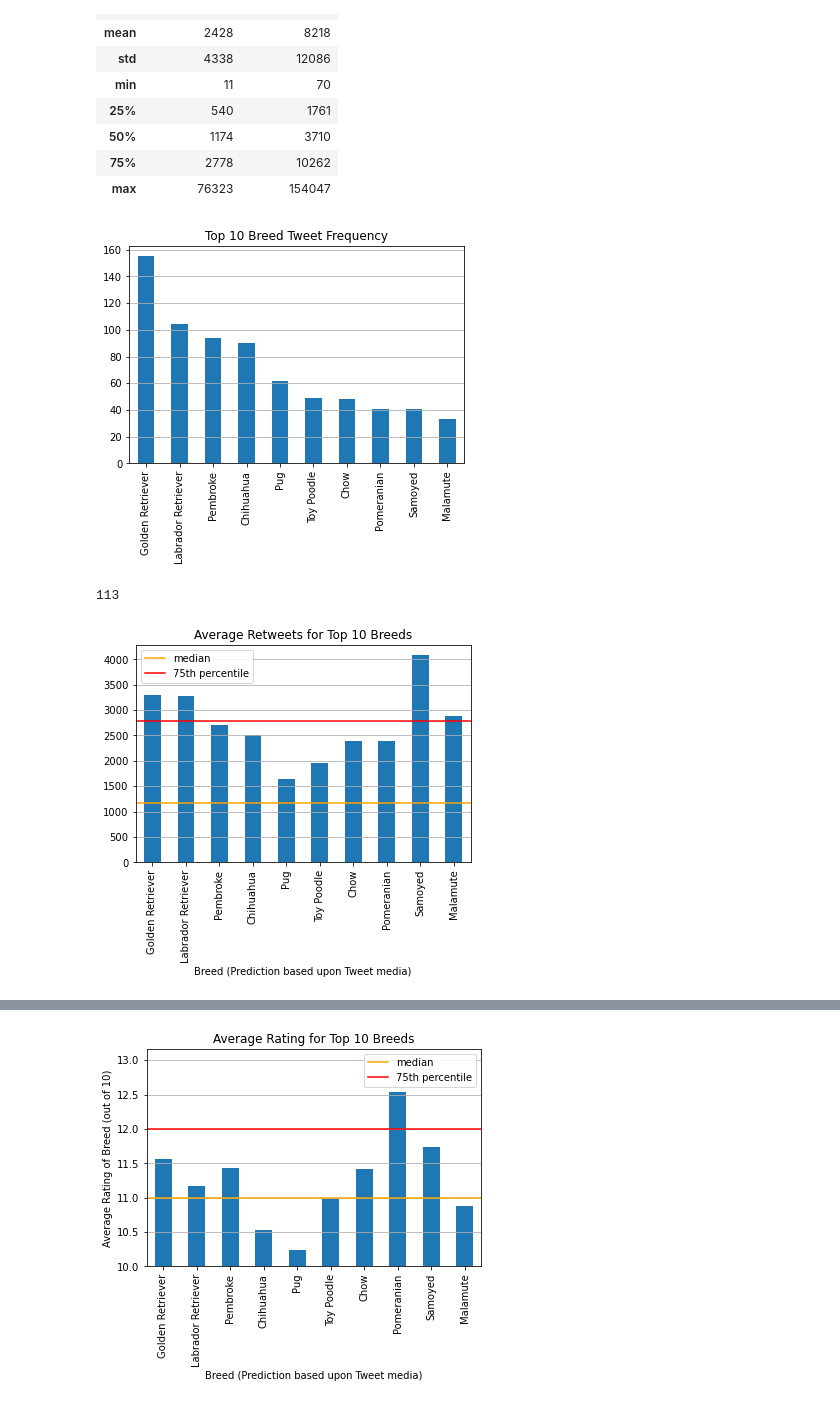
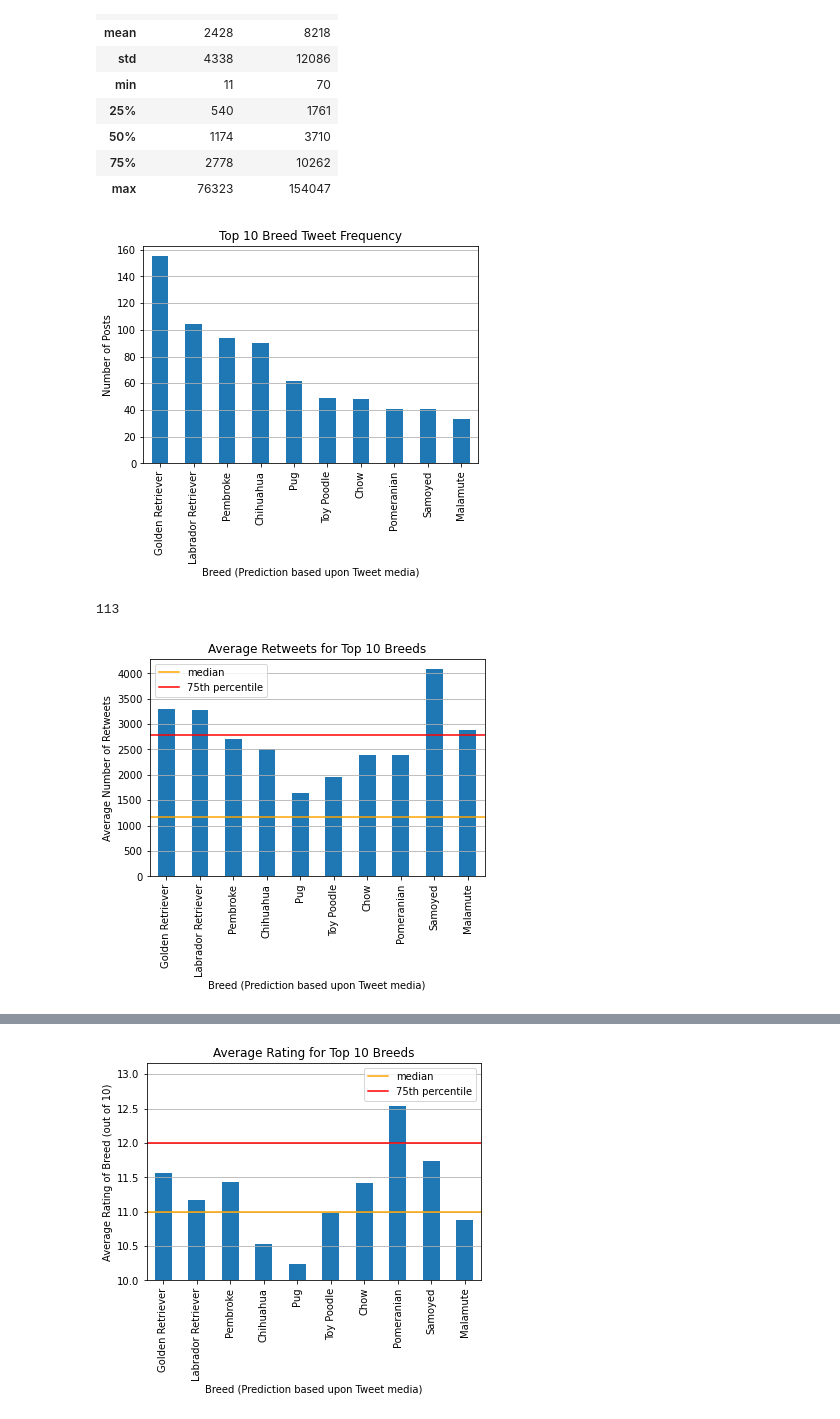
Before and after one commit to sjhaluck/Project-4---Wrangle-and-Analyze-Data, a Jupyter notebook: wrangle_act.ipynb, the cells around one changed output, grey strips where cells are left out. Cells and saved outputs as stored; diff of their text form; code cells hidden in the pictures.

```diff
--- a/wrangle_act.ipynb
+++ b/wrangle_act.ipynb
@@ -1043,9 +1037,11 @@ tweets_act[['retweet_count','favorite_count']].describe().astype(int)
 # %%
 tweets_act.breed_predict.value_counts().nlargest(10).plot.bar();
 plt.grid(axis='y');
 plt.title('Top 10 Breed Tweet Frequency');
+plt.xlabel('Breed (Prediction based upon Tweet media)');
+plt.ylabel('Number of Posts');
 # %% [output]
-[figure, old version]
+[figure, new version]
 # %%
 tweets_act.breed_predict.nunique()
 # %% [output]
@@ -1059,8 +1055,9 @@ plt.xlabel('Breed (Prediction based upon Tweet media)');
 plt.axhline(tweets_act['retweet_count'].median(), color = 'orange', label = 'median');
 plt.axhline(tweets_act['retweet_count'].quantile(0.75), color = 'r', label = '75th percentile');
 plt.legend(labels = ['median','75th percentile']);
+plt.ylabel('Average Number of Retweets');
 # %% [output]
-[figure, old version]
+[figure, new version]
 # %%
 tweets_act.groupby('breed_predict').mean().favorite_count[top10breeds].plot.bar();
 plt.grid(axis='y');
```
Also changed, not shown: parts of 63 cells of this notebook, 3 other files.
